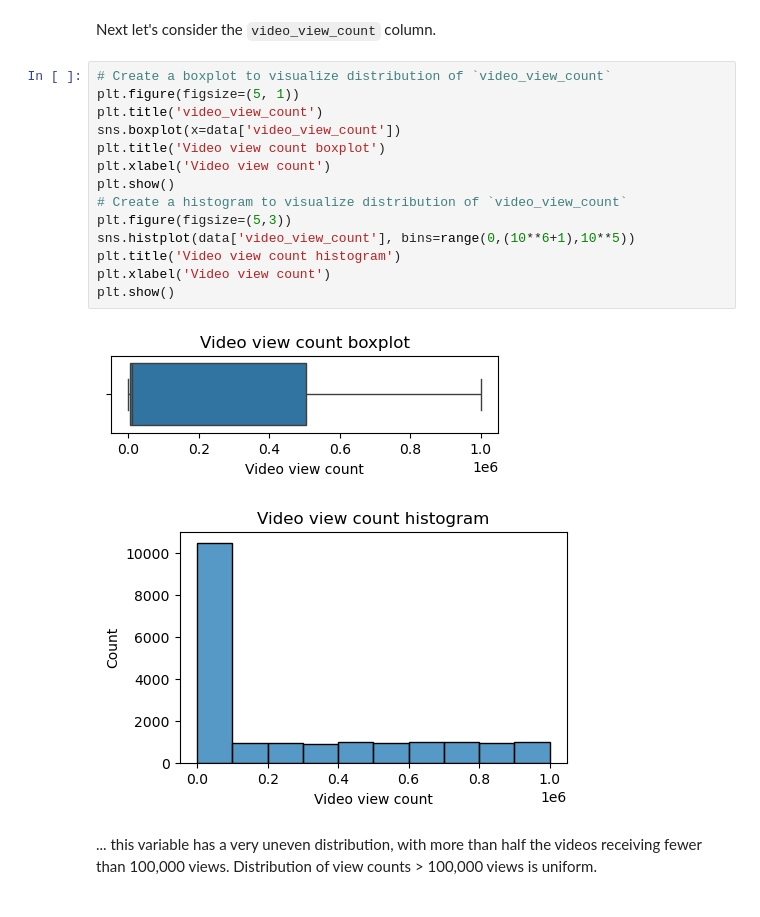
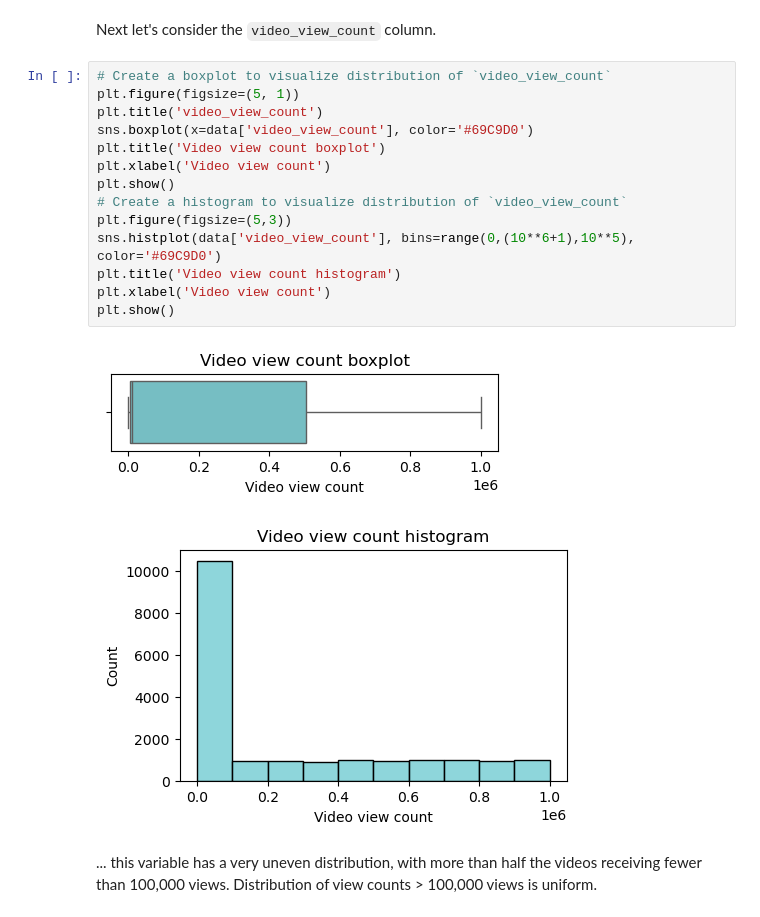
Before and after one commit to gmatteuc/TikTok_data_science_portfolio, a Jupyter notebook: Exploratory_Data_Analysis_part2.ipynb, the cells around one changed output. Saved outputs shown, nothing was run; the diff lists cells and outputs as text.

```diff
--- a/Exploratory_Data_Analysis_part2.ipynb
+++ b/Exploratory_Data_Analysis_part2.ipynb
@@ -114,20 +114,20 @@ Next let's consider the `video_view_count` column.
 # %%
 # Create a boxplot to visualize distribution of `video_view_count`
 plt.figure(figsize=(5, 1))
 plt.title('video_view_count')
-sns.boxplot(x=data['video_view_count'])
+sns.boxplot(x=data['video_view_count'], color='#69C9D0')
 plt.title('Video view count boxplot')
 plt.xlabel('Video view count')
 plt.show()
 # Create a histogram to visualize distribution of `video_view_count`
 plt.figure(figsize=(5,3))
-sns.histplot(data['video_view_count'], bins=range(0,(10**6+1),10**5))
+sns.histplot(data['video_view_count'], bins=range(0,(10**6+1),10**5), color='#69C9D0')
 plt.title('Video view count histogram')
 plt.xlabel('Video view count')
 plt.show()
 # %% [output]
-[figure, old version]
+[figure, new version]
-[figure, old version]
+[figure, new version]
 # %% [markdown]
 ... this variable has a very uneven distribution, with more than half the videos receiving fewer than 100,000 views. Distribution of view counts > 100,000 views is uniform.
 # %% [markdown]
```
Also changed, not shown: parts of 20 cells of this notebook.
